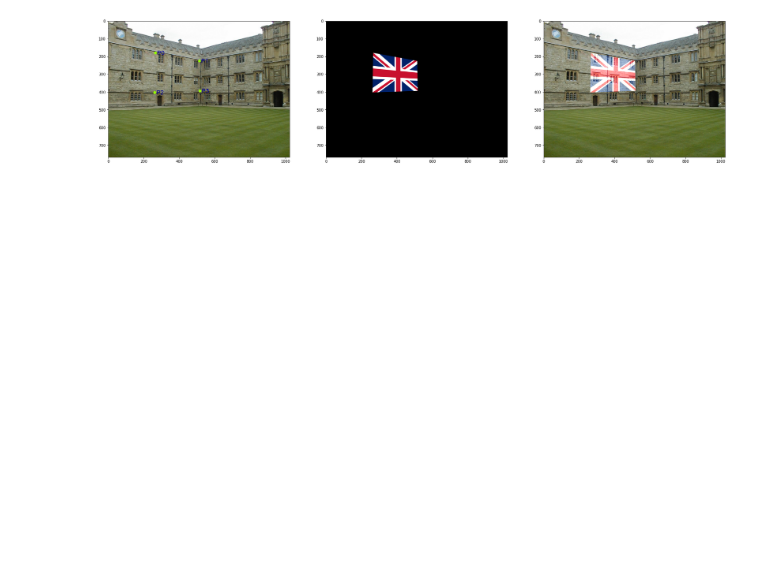
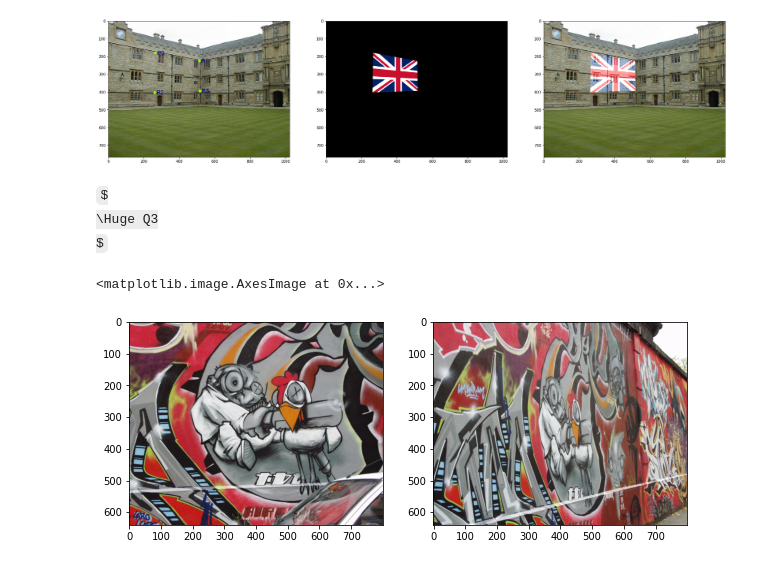
Before and after one commit to PrathapasingheSP99/Image-Processing, a Jupyter notebook: Assignment 2/190470X_Assesment2.ipynb, the cells around one changed output. Saved outputs shown, nothing was run; the diff lists cells and outputs as text; code cells hidden in the pictures; some formulas as TeX source; blank space fills up the shorter version.

```diff
--- a/Assignment 2/190470X_Assesment2.ipynb
+++ b/Assignment 2/190470X_Assesment2.ipynb
@@ -168,3 +193,16 @@ ax[2].imshow(cv.cvtColor(Out,cv.COLOR_BGR2RGB))
 plt.show()
 # %% [output]
 [figure]
+# %% [markdown]
+$
+\Huge Q3
+$
+# %%
+im=cv.imread('img1.ppm')
+im1=cv.imread('img5.ppm')
+fig, ax = plt.subplots(1, 2, figsize = (10, 20))
+ax[0].imshow(cv.cvtColor(im,cv.COLOR_BGR2RGB))
+ax[1].imshow(cv.cvtColor(im1,cv.COLOR_BGR2RGB))
+# %% [output]
+<matplotlib.image.AxesImage at 0x...>
+[figure, added]
```
Also changed, not shown: parts of 4 cells of this notebook.
